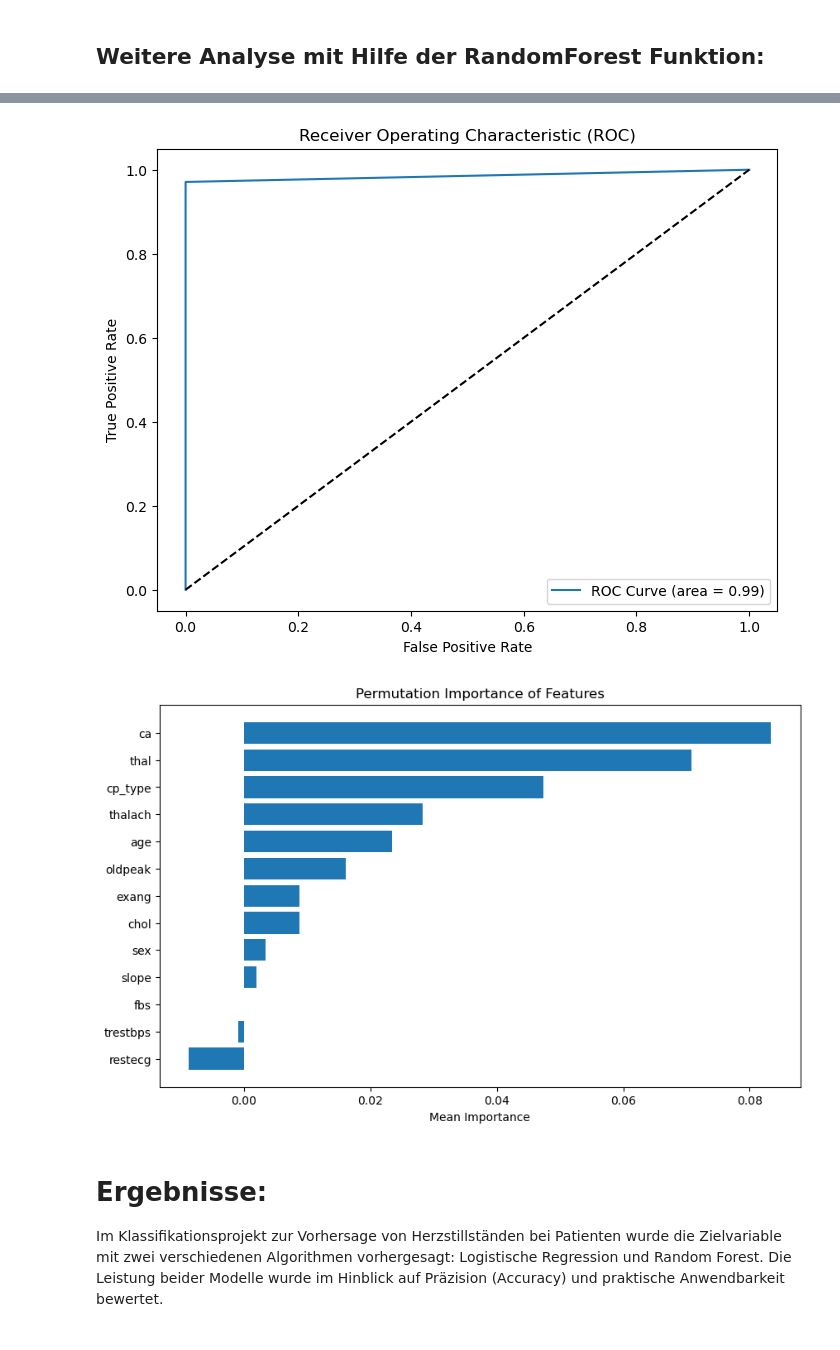
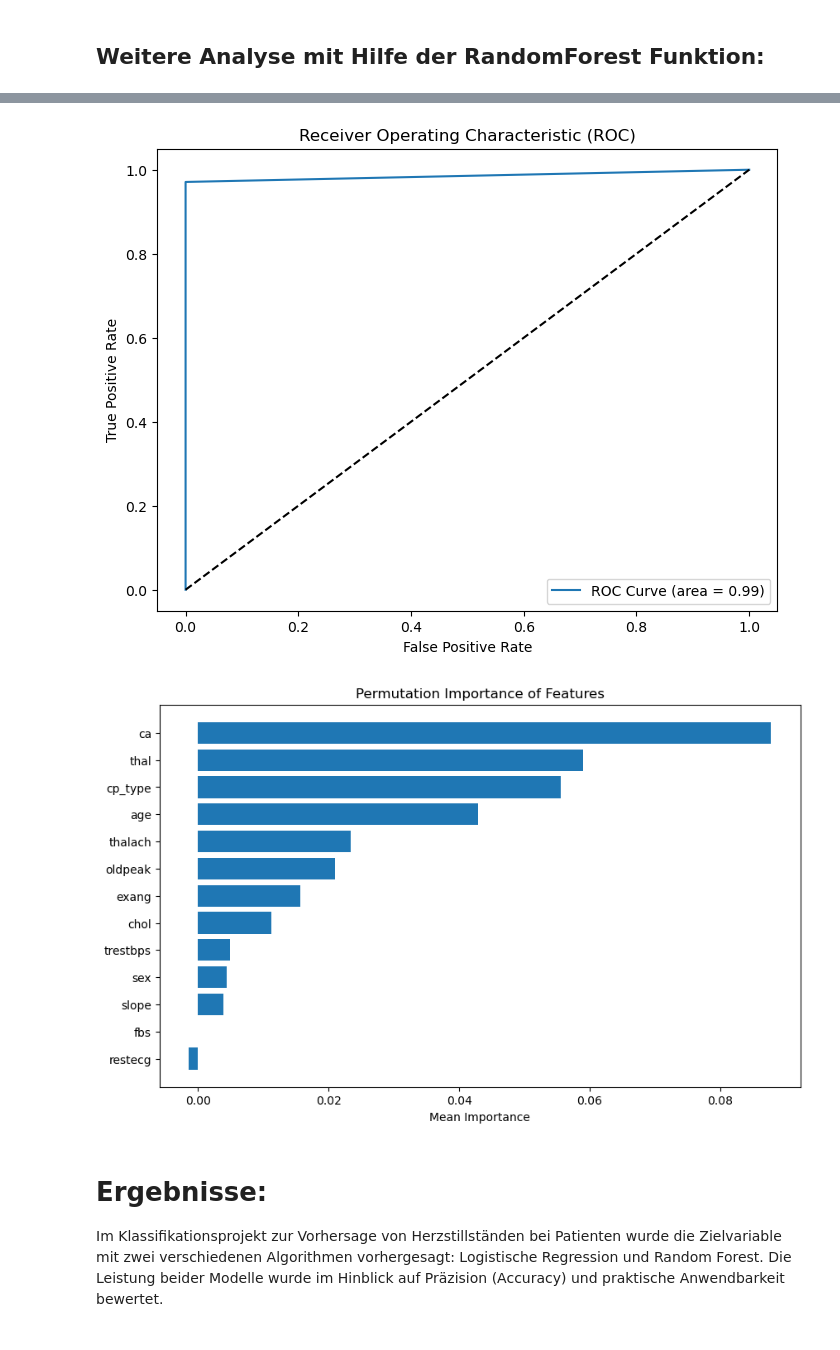
Before and after one commit to jvan12s/Data-Science-und-KI-Portfolio, a Jupyter notebook: projects/project_1/Heart_Diseases_Classification.ipynb, the cells around one changed output, grey strips where cells are left out. Cells and saved outputs as stored; diff of their text form; code cells hidden in the pictures.

```diff
--- a/projects/project_1/Heart_Diseases_Classification.ipynb
+++ b/projects/project_1/Heart_Diseases_Classification.ipynb
@@ -141,12 +142,33 @@ plt.show()
 # %% [output]
 [figure]
 # %%
-#Normalisierung der Daten
-from sklearn.preprocessing import StandardScaler
+#Normalisierung der Daten; Standardscaler für numerische Werte und OrdinalEncoder für kategorische Werte
+from sklearn.preprocessing import StandardScaler, OrdinalEncoder
+
+#Aufteilung in verschiedene Arten von Spalten
+num_col = ['age','trestbps','chol','thalach','oldpeak']
+cat_col_ordinal = ['cp_type', 'restecg', 'slope','ca','thal']
+
 scaler = StandardScaler()
-num_cols = ['age','sex','cp_type','trestbps','chol','fbs','restecg','thalach','exang','oldpeak','slope','ca','thal']
-df[num_cols] = scaler.fit_transform(df[num_cols])
-#Mittelwert geht gegen 0 und Std gegen 1
-df[num_cols].describe()
+Ord = OrdinalEncoder()
+
+#Kodiere ordiniale kategorische Spalten
+df[cat_col_ordinal] = Ord.fit_transform(df[cat_col_ordinal])
+
+#Normalsiere numerische Werte erstmals
+df[num_col] = scaler.fit_transform(df[num_col])
+
+#Normalisiere aller Spalten, um höhere Gewichtungen der kategorischen Spalten auszugleichen und alle Spalten zusammen zu normalisieren
+norm = num_col + cat_col_ordinal
+df[norm] = scaler.fit_transform(df[norm])
+
+#Fehlversuch, da Gewichtungen der ordinalen Spalten zu groß war
+#encoder = [scaler,Ord]
+#col_encod = [num_col,cat_col_ordinal]
+#for e in range(len(encoder)):
+ #   for c in col_encod[e]:
+  #      df[col_encod[e]] = encoder[e].fit_transform(df[col_encod[e]])
+
+df.head()
 # %% [output]
 |  | age | sex | cp_type | trestbps | chol | fbs | restecg | thalach | exang | oldpeak | slope | ... |
@@ -228,7 +258,7 @@ Vorhersage Accuracy Score: 0.7951219512195122
 from sklearn.ensemble import RandomForestClassifier
 
 rand = RandomForestClassifier()
-X = df[num_cols]
+X = df.drop('target', axis=1)
 y = df['target']
 
 # Aufteilen des Datensatzes in Trainings- und Test-Sets
@@ -239,8 +269,10 @@ rand.fit(X_train,y_train)
 pred_rand = rand.predict(X_test)
 
 # Berechnung der Accuracy
-acc = accuracy_score(y_test, pred_rand)
+acc = accuracy_score(pred_rand, y_test)
+report = classification_report(pred_rand, y_test)
 print('Vorhersage Accuracy Score:', acc)
+print('Report anderer Metriken für Klassifikation \n', report)
 
 # Generate and display the confusion matrix
 cm = confusion_matrix(y_test, pred_rand)
@@ -251,7 +283,7 @@ plt.xlabel('Predicted')
 plt.ylabel('Actual')
 plt.show()
 
-# Compute ROC curve and AUC
+# Erstellung einer Receiver Operating Characteristic (ROC) Kurve und des Area under curve(AUC) Wertes
 y_prob = rand.predict_proba(X_test)[:, 1]
 fpr, tpr, thresholds = roc_curve(y_test, pred_rand)
 roc_auc = auc(fpr, tpr)
@@ -265,7 +297,7 @@ plt.title('Receiver Operating Characteristic (ROC)')
 plt.legend(loc='lower right')
 plt.show()
 
-# Permutation Importance to assess feature importance
+# Permutationen visualisieren, um Feature Relevanz zu erforschen
 result = permutation_importance(rand, X_test, y_test, n_repeats=10, random_state=42)
 sorted_idx = result.importances_mean.argsort()
 
@@ -279,6 +320,6 @@ Vorhersage Accuracy Score: 0.9853658536585366
 [figure]
 [figure]
-[figure, old version]
+[figure, new version]
 # %% [markdown]
 <h1>Ergebnisse:</h1>
 
```
Also changed, not shown: parts of 5 cells of this notebook.
